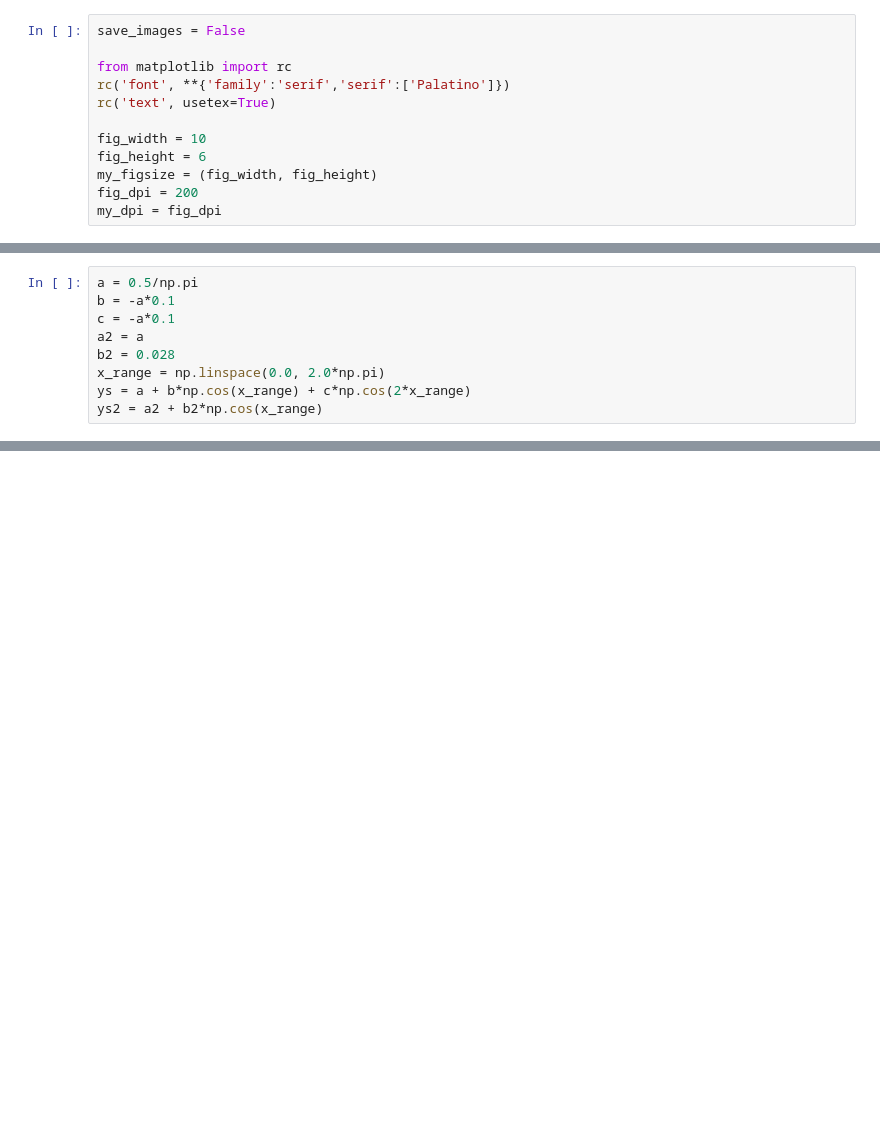
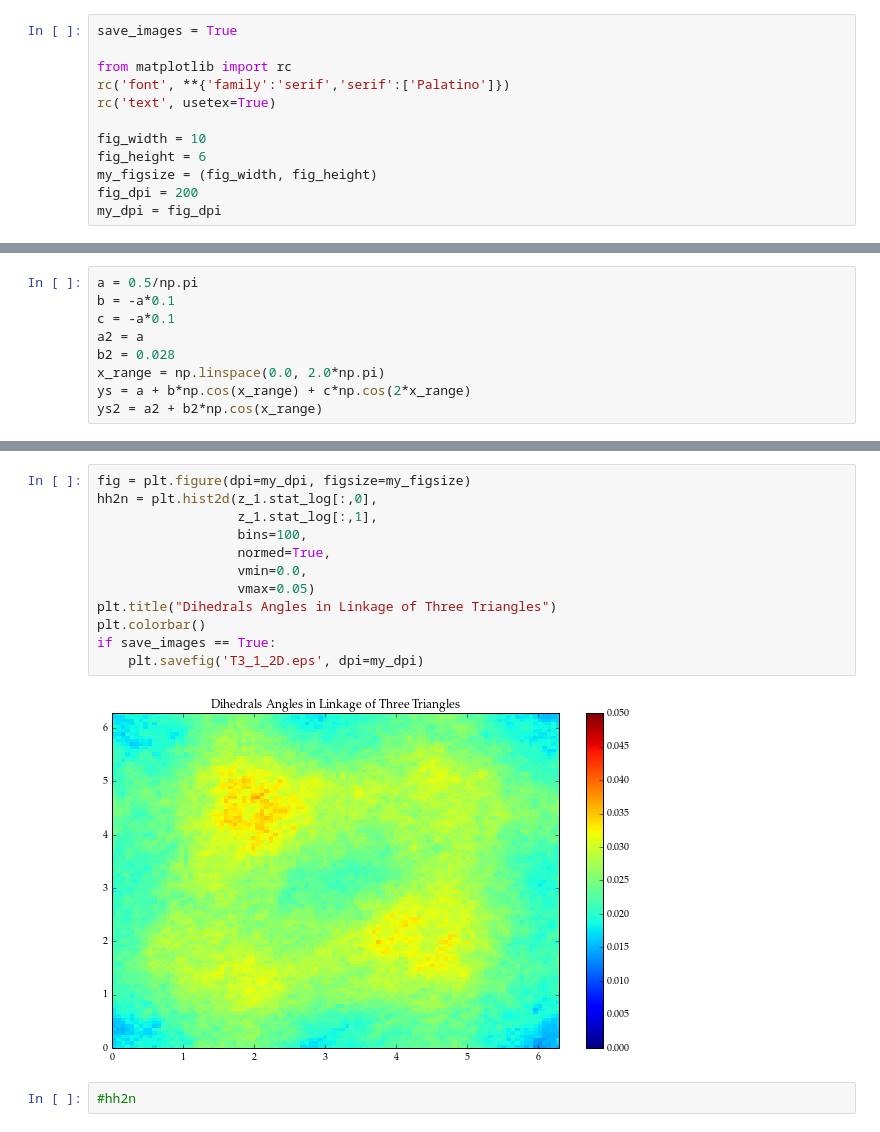
Before and after one commit to Danie1Johnson/research, a Jupyter notebook: BGMRBM T3 thesis.ipynb, the cells around one changed output, grey strips where cells are left out. Saved outputs shown, nothing was run; the diff lists cells and outputs as text; blank space fills up the shorter version.

Commit message:
Adding T3 hists

```diff
--- a/BGMRBM T3 thesis.ipynb
+++ b/BGMRBM T3 thesis.ipynb
@@ -30,7 +30,7 @@ import os
 bga = reload(bga)
 mrbm = reload(mrbm)
 # %%
-save_images = False
+save_images = True
 
 from matplotlib import rc
 rc('font', **{'family':'serif','serif':['Palatino']})
@@ -189 +189,17 @@ yy1 = plt.plot(x_range, ys, 'r')
+# %%
+fig = plt.figure(dpi=my_dpi, figsize=my_figsize)
+hh2n = plt.hist2d(z_1.stat_log[:,0],
+                  z_1.stat_log[:,1],
+                  bins=100,
+                  normed=True,
+                  vmin=0.0,
+                  vmax=0.05)
+plt.title("Dihedrals Angles in Linkage of Three Triangles")
+plt.colorbar()
+if save_images == True:
+    plt.savefig('T3_1_2D.eps', dpi=my_dpi)
+# %% [output]
+[figure, added]
+# %%
+#hh2n
 # %%
```
Also changed, not shown: parts of 17 cells of this notebook, 8 other files.
